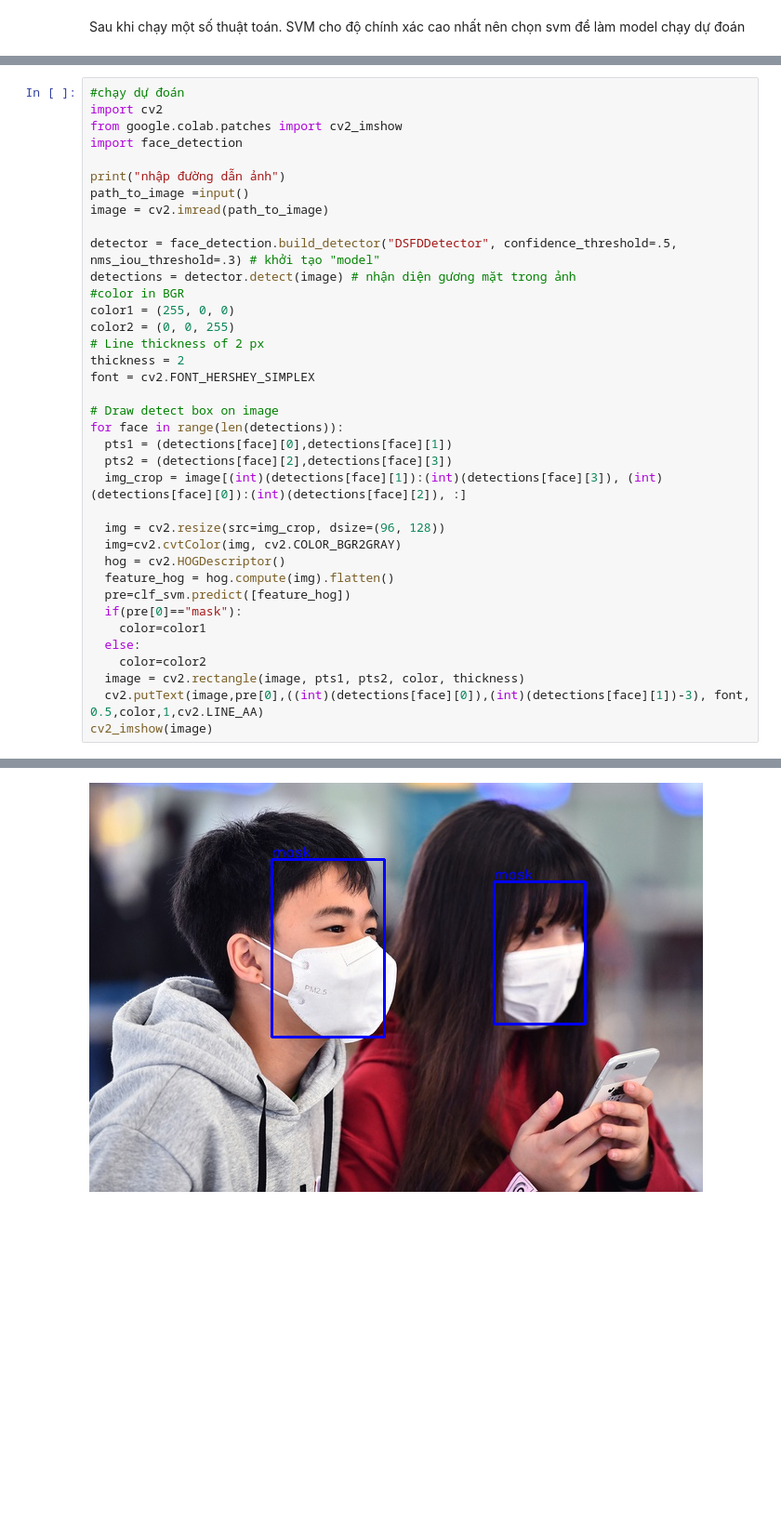
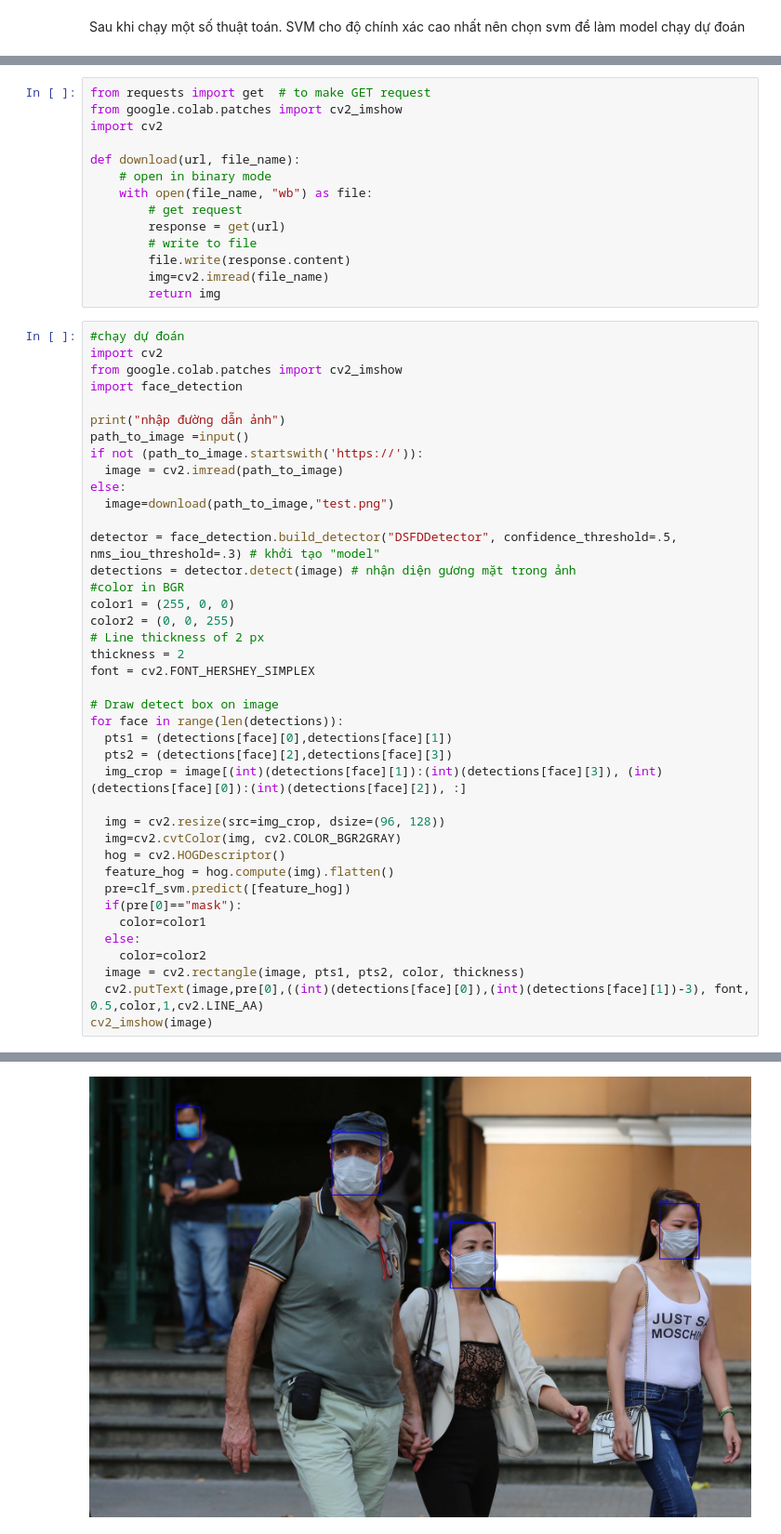
Before and after one commit to buixuanthanh96/CS114.K21, a Jupyter notebook: classification.ipynb, the cells around one changed output, grey strips where cells are left out. Shown at 93% size. Saved outputs shown, nothing was run; the diff lists cells and outputs as text; blank space fills up the shorter version.

```diff
--- a/classification.ipynb
+++ b/classification.ipynb
@@ -280,3 +259,17 @@ Requirement already satisfied: pillow>=4.1.1 in /usr/local/lib/python3.6/dist-pa
+# %%
+from requests import get  # to make GET request
+from google.colab.patches import cv2_imshow
+import cv2
+
+def download(url, file_name):
+    # open in binary mode
+    with open(file_name, "wb") as file:
+        # get request
+        response = get(url)
+        # write to file
+        file.write(response.content)
+        img=cv2.imread(file_name)
+        return img
 # %%
 #chạy dự đoán
 import cv2
@@ -285,7 +278,10 @@ import face_detection
 
 print("nhập đường dẫn ảnh")
 path_to_image =input()
-image = cv2.imread(path_to_image)
+if not (path_to_image.startswith('https://')):
+  image = cv2.imread(path_to_image)
+else:
+  image=download(path_to_image,"test.png")
 
 detector = face_detection.build_detector("DSFDDetector", confidence_threshold=.5, nms_iou_threshold=.3) # khởi tạo "model"
 detections = detector.detect(image) # nhận diện gương mặt trong ảnh
@@ -320 +316 @@ nhập đường dẫn ảnh
-[figure, old version]
+[figure, new version]
```
Also changed, not shown: parts of 12 cells of this notebook.
